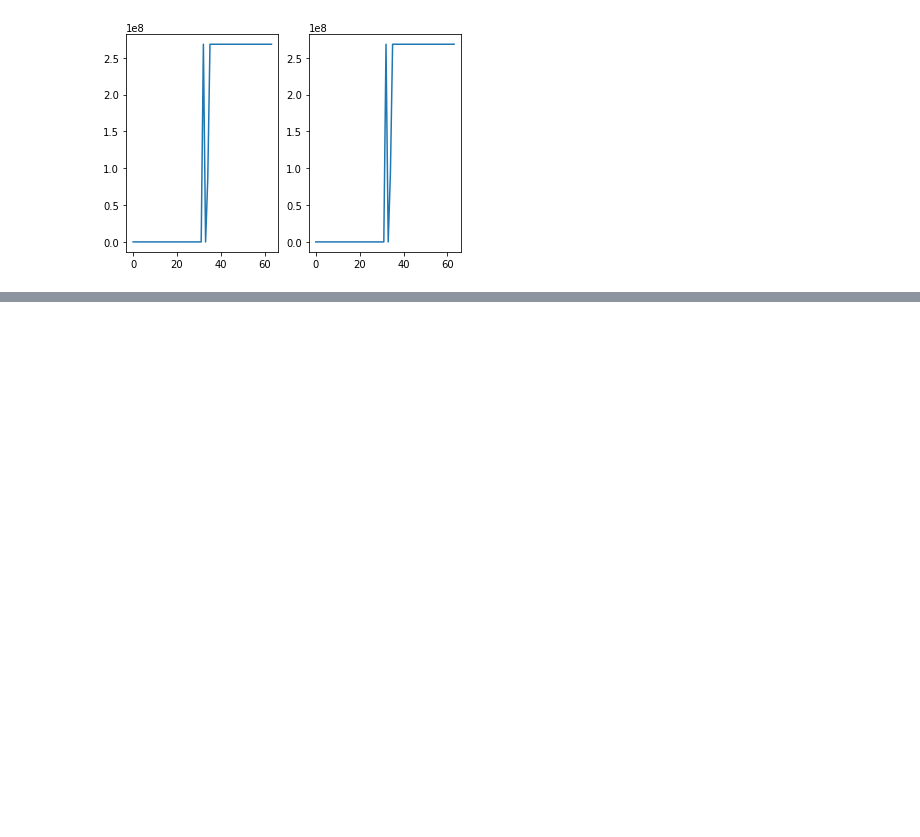
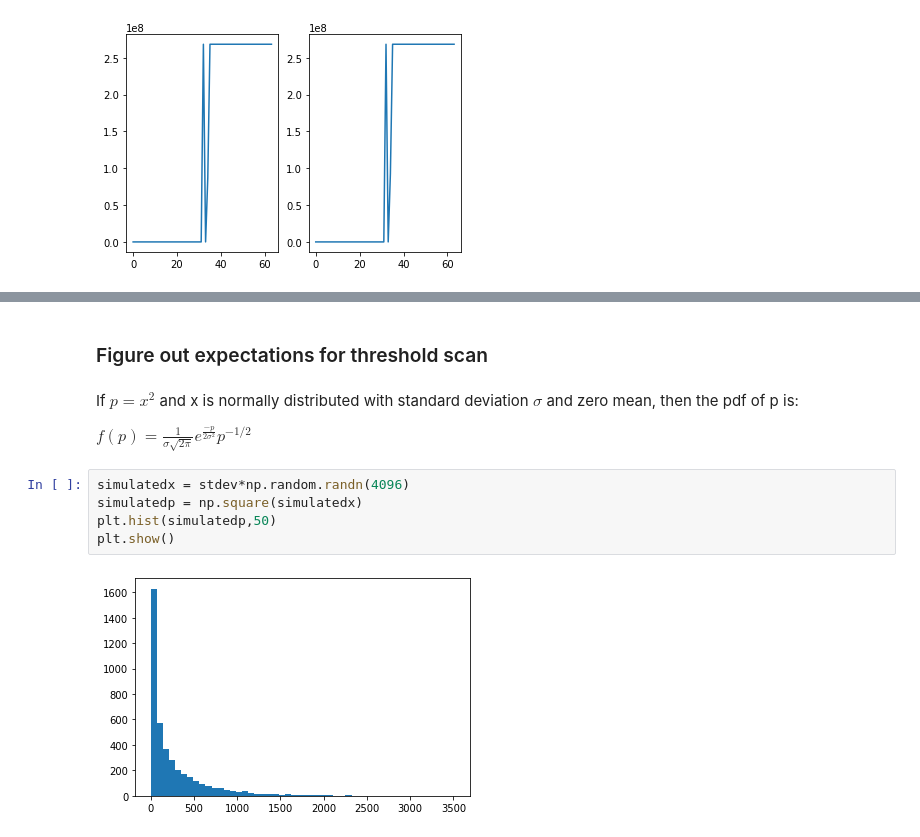
Before and after one commit to realtimeradio/caltech-lwa, a Jupyter notebook: cosmic_ray_scripts/snap2_control/individual_antenna_threshold_scan.ipynb, the cells around one changed output, grey strips where cells are left out. Cells and saved outputs as stored; diff of their text form; blank space fills up the shorter version.

```diff
--- a/cosmic_ray_scripts/snap2_control/individual_antenna_threshold_scan.ipynb
+++ b/cosmic_ray_scripts/snap2_control/individual_antenna_threshold_scan.ipynb
@@ -337,0 +374,13 @@ plt.plot(veto)
+# %% [markdown]
+### Figure out expectations for threshold scan
+# %% [markdown]
+If $p=x^2$ and x is normally distributed with standard deviation $\sigma$ and zero mean, then the pdf of p is:
+
+$f(p) = \frac{1}{\sigma \sqrt{2\pi}} e^{\frac{-p}{2 \sigma^2}} p^{-1/2}$
+# %%
+simulatedx = stdev*np.random.randn(4096)
+simulatedp = np.square(simulatedx)
+plt.hist(simulatedp,50)
+plt.show()
+# %% [output]
+[figure, added]
```
Also changed, not shown: parts of 52 cells of this notebook, 1 other file.
